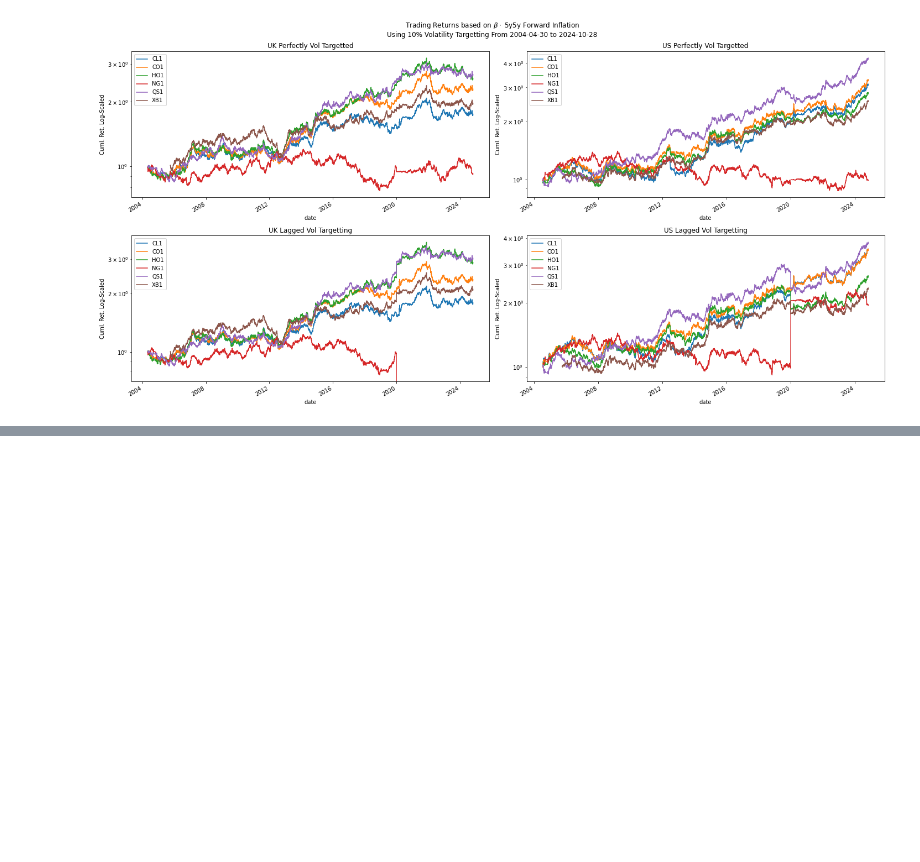
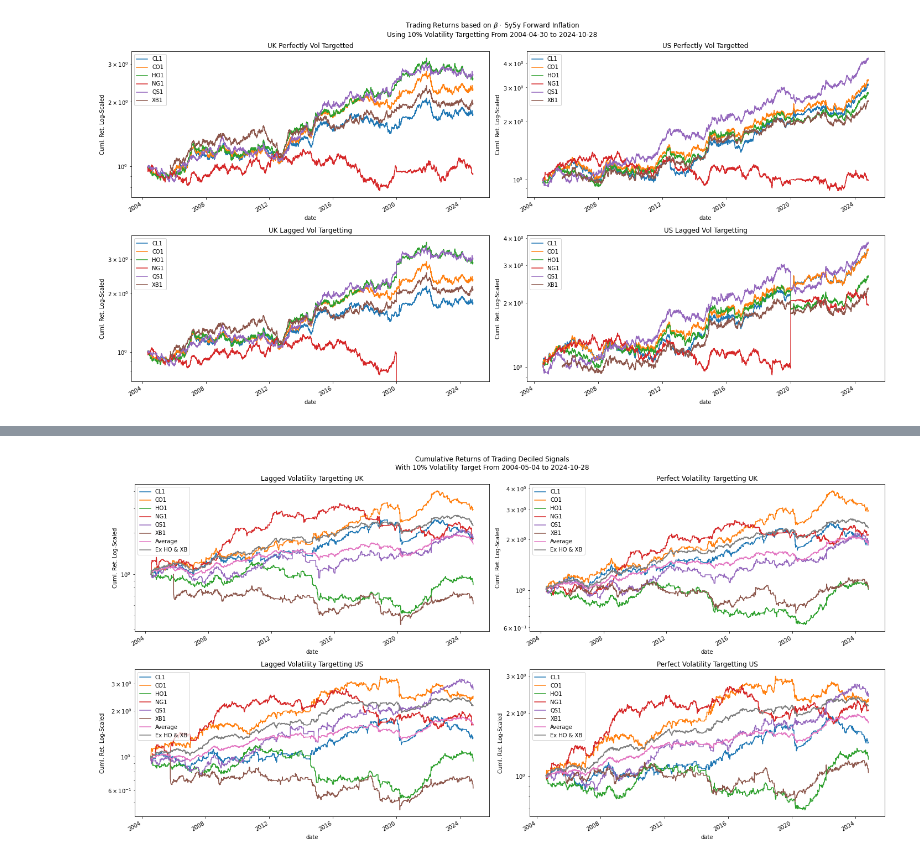
Before and after one commit to diegodalvarez/CommodityForwardInflation, a Jupyter notebook: 1OLS.ipynb, the cells around one changed output, grey strips where cells are left out. Saved outputs shown, nothing was run; the diff lists cells and outputs as text; code cells hidden in the pictures; blank space fills up the shorter version.

```diff
--- a/1OLS.ipynb
+++ b/1OLS.ipynb
@@ -105,0 +323,3 @@ plt.tight_layout()
+# %%
+df_wider = (df_decile_rtn.pivot(
+    index = "date", columns = ["security", "country"], values = "signal_rtn"))
@@ -105,0 +344,51 @@ plt.tight_layout()
+# %%
+df_avg = (df_stacked.drop(
+    columns = ["security"]).
+    groupby(["date", "country", "group"]).
+    agg("mean").
+    reset_index().
+    assign(security = "average"))
+
+df_ex = (df_stacked.query(
+    "security != ['HO1', 'XB1']").
+    drop(columns = ["security"]).
+    groupby(["date", "country", "group"]).
+    agg("mean").
+    reset_index().
+    assign(security = "ex"))
+
+df_combined = pd.concat([df_stacked, df_avg, df_ex])
+# %%
+df_tmp = (df_combined.assign(
+    group_var = lambda x: x.country + " " + x.group))
+
+group_vars = df_tmp.group_var.drop_duplicates().sort_values().to_list()
+fig, axes  = plt.subplots(ncols = 2, nrows = 2, figsize = (20,10))
+
+renamer = {
+    "lag_vol" : "Lagged Volatility Targetting",
+    "perf_vol": "Perfect Volatility Targetting"}
+
+for group_var, ax in zip(group_vars, axes.flatten()):
+
+    (df_tmp.query(
+        "group_var == @group_var").
+        rename(columns = {"security": ""}).
+        pivot(index = "date", columns = "", values = "signal_rtn").
+        rename(columns = {
+            "average": "Average",
+            "ex"     : "Ex HO & XB"}).
+        apply(lambda x: np.cumprod(1 + x)).
+        plot(
+            logy   = True,
+            ax     = ax,
+            ylabel = "Cuml. Ret. Log-Scaled",
+            title  = renamer[group_var.split(" ")[1]] + " " + group_var.split(" ")[0]))
+
+fig.suptitle("Cumulative Returns of Trading Deciled Signals\nWith 10% Volatility Target From {} to {}".format(
+    df_tmp.date.min().date(),
+    df_tmp.date.max().date()))
+
+plt.tight_layout()
+# %% [output]
+[figure, added]
```
Also changed, not shown: parts of 26 cells of this notebook.
